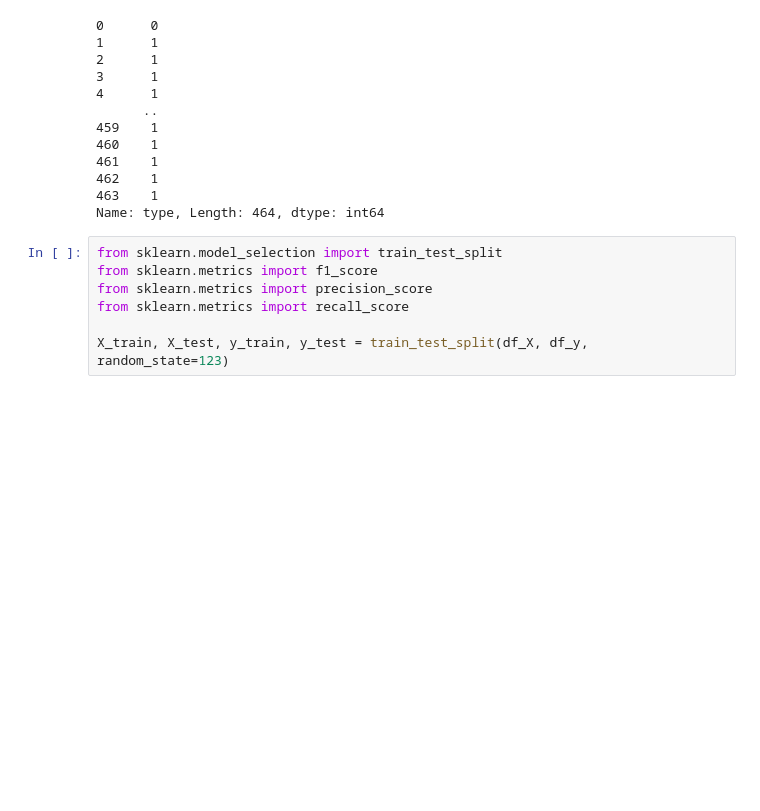
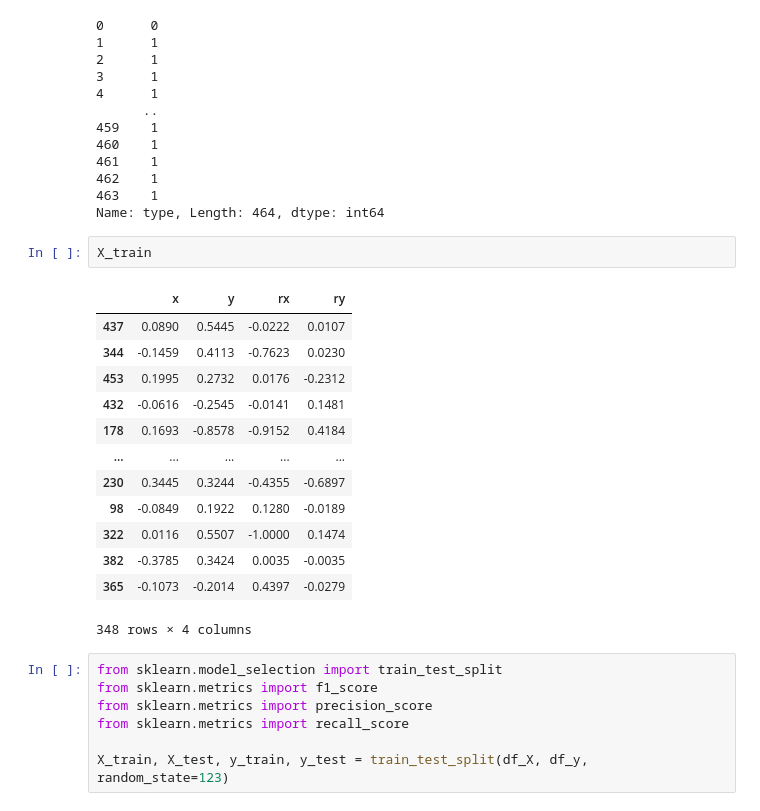
Before and after one commit to jishen027/FPS_Player_intent_detector, a Jupyter notebook: data-analysis/controllerDataAnalysis.ipynb, the cells around one changed output. Cells and saved outputs as stored; diff of their text form; blank space fills up the shorter version.

```diff
--- a/data-analysis/controllerDataAnalysis.ipynb
+++ b/data-analysis/controllerDataAnalysis.ipynb
@@ -123,6 +123,22 @@ df_y
 462    1
 463    1
 Name: type, Length: 464, dtype: int64
+# %%
+X_train
+# %% [output]
+|  | x | y | rx | ry |
+| 437 | 0.0890 | 0.5445 | -0.0222 | 0.0107 |
+| 344 | -0.1459 | 0.4113 | -0.7623 | 0.0230 |
+| 453 | 0.1995 | 0.2732 | 0.0176 | -0.2312 |
+| 432 | -0.0616 | -0.2545 | -0.0141 | 0.1481 |
+| 178 | 0.1693 | -0.8578 | -0.9152 | 0.4184 |
+| ... | ... | ... | ... | ... |
+| 230 | 0.3445 | 0.3244 | -0.4355 | -0.6897 |
+| 98 | -0.0849 | 0.1922 | 0.1280 | -0.0189 |
+| 322 | 0.0116 | 0.5507 | -1.0000 | 0.1474 |
+| 382 | -0.3785 | 0.3424 | 0.0035 | -0.0035 |
+| 365 | -0.1073 | -0.2014 | 0.4397 | -0.0279 |
+348 rows × 4 columns
 # %%
 from sklearn.model_selection import train_test_split
 from sklearn.metrics import f1_score
```
Also changed, not shown: parts of 5 cells of this notebook, 5 other files.
